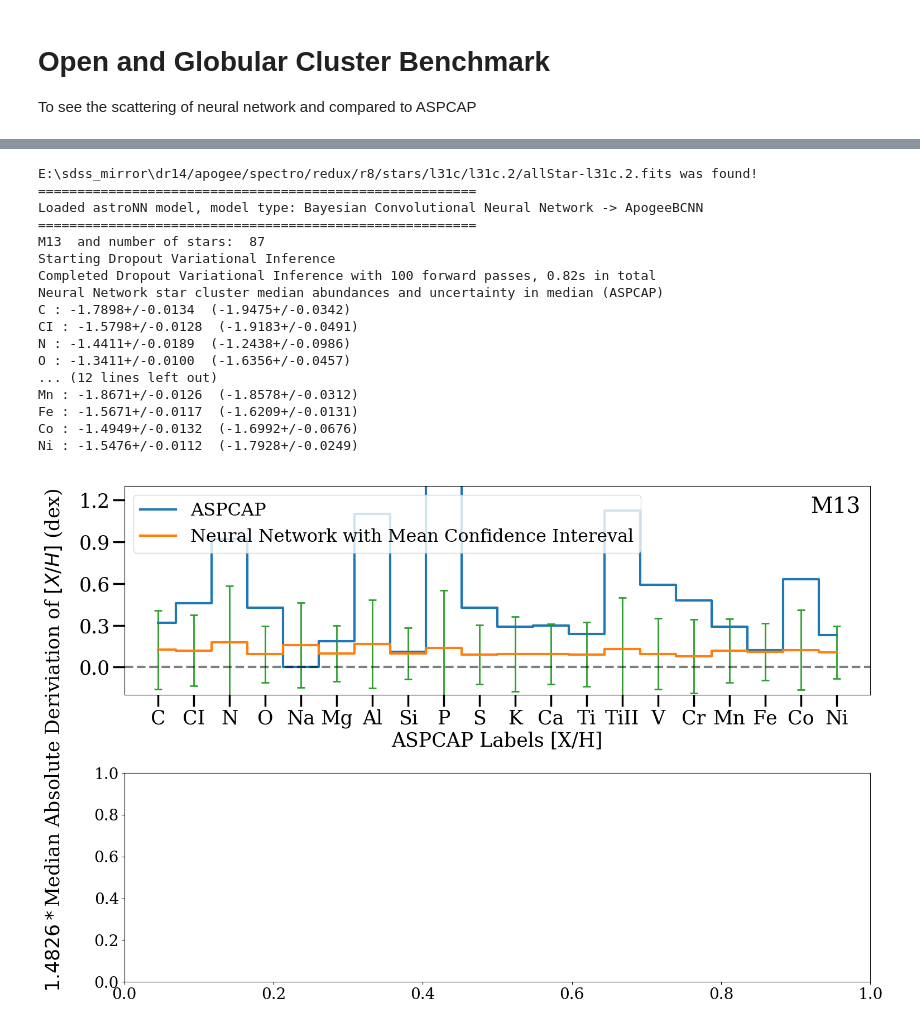
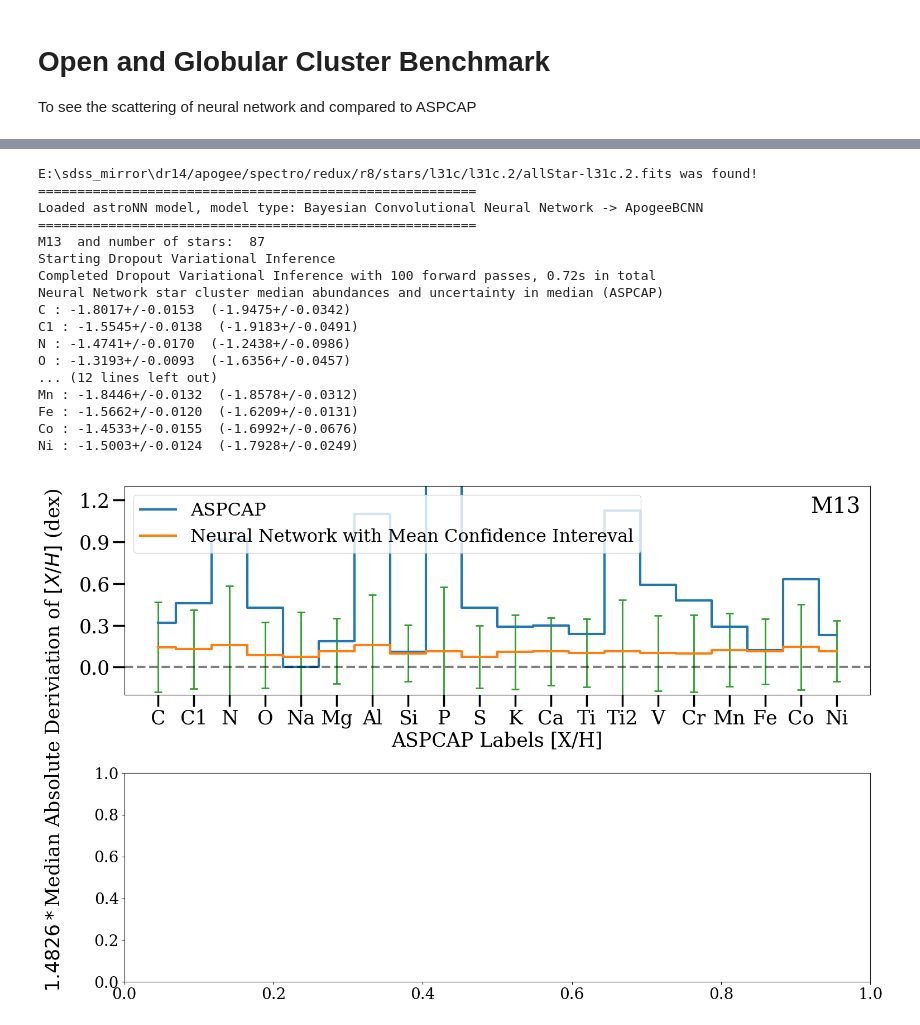
Before and after one commit to henrysky/astroNN_spectra_paper_figures, a Jupyter notebook: Open_Globular_Cluster_Benchmark.ipynb, the cells around one changed output, grey strips where cells are left out. Drawn from its saved outputs; the diff is of its cells as text; code cells hidden in the pictures.

```diff
--- a/Open_Globular_Cluster_Benchmark.ipynb
+++ b/Open_Globular_Cluster_Benchmark.ipynb
@@ -28,7 +28,7 @@ def apstar_normalization(spectra, spectra_err, _spec_mask):
     return apogee_continuum(spectra=spectra, spectra_err=spectra_err, cont_mask=None, deg=2, dr=14, bitmask=_spec_mask)
 
 # load the trained neural network model described in the paper
-bcnn = load_folder('astroNN_0414_run001')
+bcnn = load_folder('astroNN_0520_run001')
 targetname = bcnn.targetname  # find out which neural repsondable to what
 
 # load open cluster data
@@ -227,7 +227,7 @@ def apstar_normalization(spectra, spectra_err, _spec_mask):
     return apogee_continuum(spectra=spectra, spectra_err=spectra_err, cont_mask=None, deg=2, dr=14, bitmask=_spec_mask)
 
 # load the trained neural network model described in the paper
-bcnn = load_folder('astroNN_0414_run001')
+bcnn = load_folder('astroNN_0520_run001')
 targetname = bcnn.targetname  # find out which neural repsondable to what
 
 # load open cluster data
@@ -298,40 +298,40 @@ ax[0].plot(m13_aspcap, ls='steps-mid', linewidth=3.,
            label='ASPCAP')
 ax[0].plot(m13_nn_scatter, ls='steps-mid', linewidth=3.,
            label='Neural Network with Mean Confidence Intereval')
 ax[0].errorbar(np.arange(20), m13_nn_scatter, yerr=m13_nn_m_uncer,
                linestyle='None', capsize=5, elinewidth=2., capthick=2.)
 ax[0].legend(loc='upper left', fontsize=23)
 
 ax[0].annotate("M13", xy=(0.92,0.87),xycoords='axes fraction', fontsize=28)
 ax[0].set_xlabel('ASPCAP Labels [X/H]', fontsize=25)
 ax[0].set_ylim((-0.20, 1.3))
 ax[0].set_xticks(np.arange(len([xn for xn in bcnn.targetname[4:24]])))
 ax[0].set_xticklabels([f"{xn}" for xn in bcnn.targetname[4:24]])
 ax[0].tick_params(labelsize=25, width=2.5, length=15, which='major')
 ax[0].yaxis.set_major_locator(MultipleLocator(0.3))
 ax[0].axhline(0.00, ls='--', c='k', lw=3., alpha=0.5)
 
 f.text(-0.01, 0.5, '$1.4826*$'+'Median Absolute Deriviation of '+'$[X/H]$'+' (dex)', ha='center',
        va='center', fontdict={'fontsize':25}, rotation='vertical')
 f.tight_layout()
 
 f.savefig('m13.png')
 # %% [output]
 E:\sdss_mirror\dr14/apogee/spectro/redux/r8/stars/l31c/l31c.2/allStar-l31c.2.fits was found!
 ========================================================
 Loaded astroNN model, model type: Bayesian Convolutional Neural Network -> ApogeeBCNN
 ========================================================
 M13  and number of stars:  87
 Starting Dropout Variational Inference
-Completed Dropout Variational Inference with 100 forward passes, 0.82s in total
+Completed Dropout Variational Inference with 100 forward passes, 0.72s in total
 Neural Network star cluster median abundances and uncertainty in median (ASPCAP)
-C : -1.7898+/-0.0134  (-1.9475+/-0.0342)
-CI : -1.5798+/-0.0128  (-1.9183+/-0.0491)
-N : -1.4411+/-0.0189  (-1.2438+/-0.0986)
-O : -1.3411+/-0.0100  (-1.6356+/-0.0457)
+C : -1.8017+/-0.0153  (-1.9475+/-0.0342)
+C1 : -1.5545+/-0.0138  (-1.9183+/-0.0491)
+N : -1.4741+/-0.0170  (-1.2438+/-0.0986)
+O : -1.3193+/-0.0093  (-1.6356+/-0.0457)
 ... (12 lines left out)
-Mn : -1.8671+/-0.0126  (-1.8578+/-0.0312)
-Fe : -1.5671+/-0.0117  (-1.6209+/-0.0131)
-Co : -1.4949+/-0.0132  (-1.6992+/-0.0676)
-Ni : -1.5476+/-0.0112  (-1.7928+/-0.0249)
+Mn : -1.8446+/-0.0132  (-1.8578+/-0.0312)
+Fe : -1.5662+/-0.0120  (-1.6209+/-0.0131)
+Co : -1.4533+/-0.0155  (-1.6992+/-0.0676)
+Ni : -1.5003+/-0.0124  (-1.7928+/-0.0249)
-[figure, old version]
+[figure, new version]
```
Also changed, not shown: parts of 1 cell of this notebook, 10 other files.
